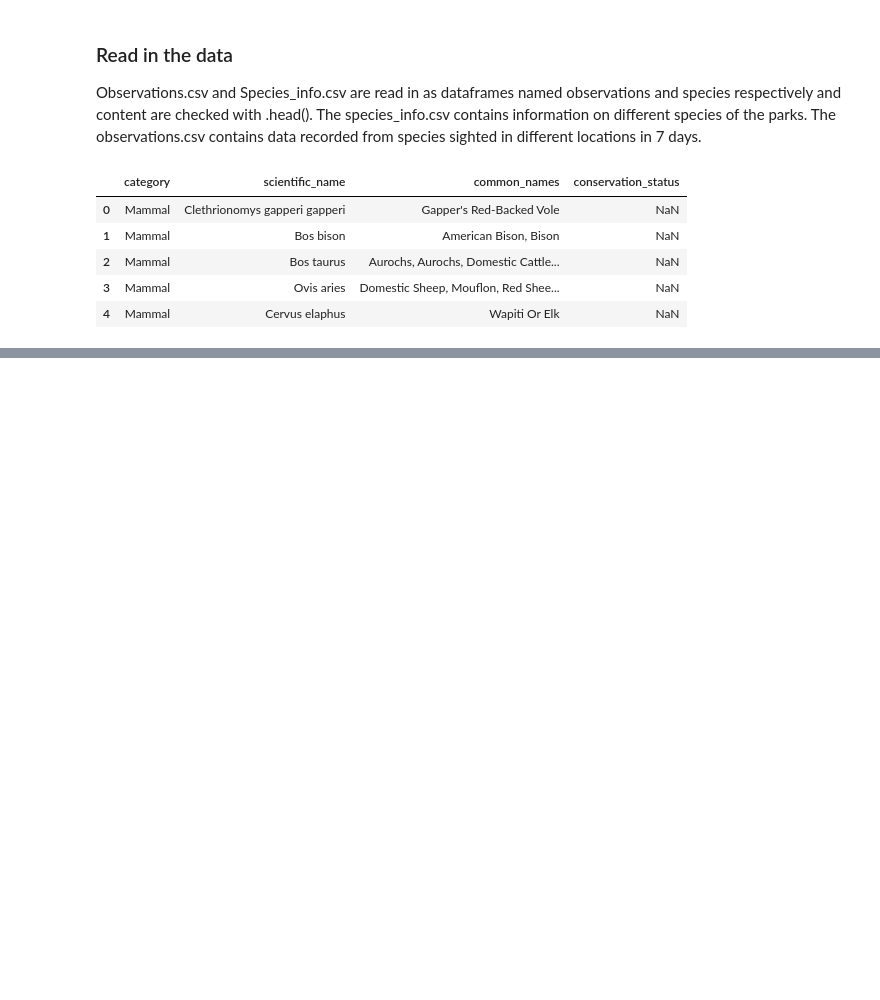
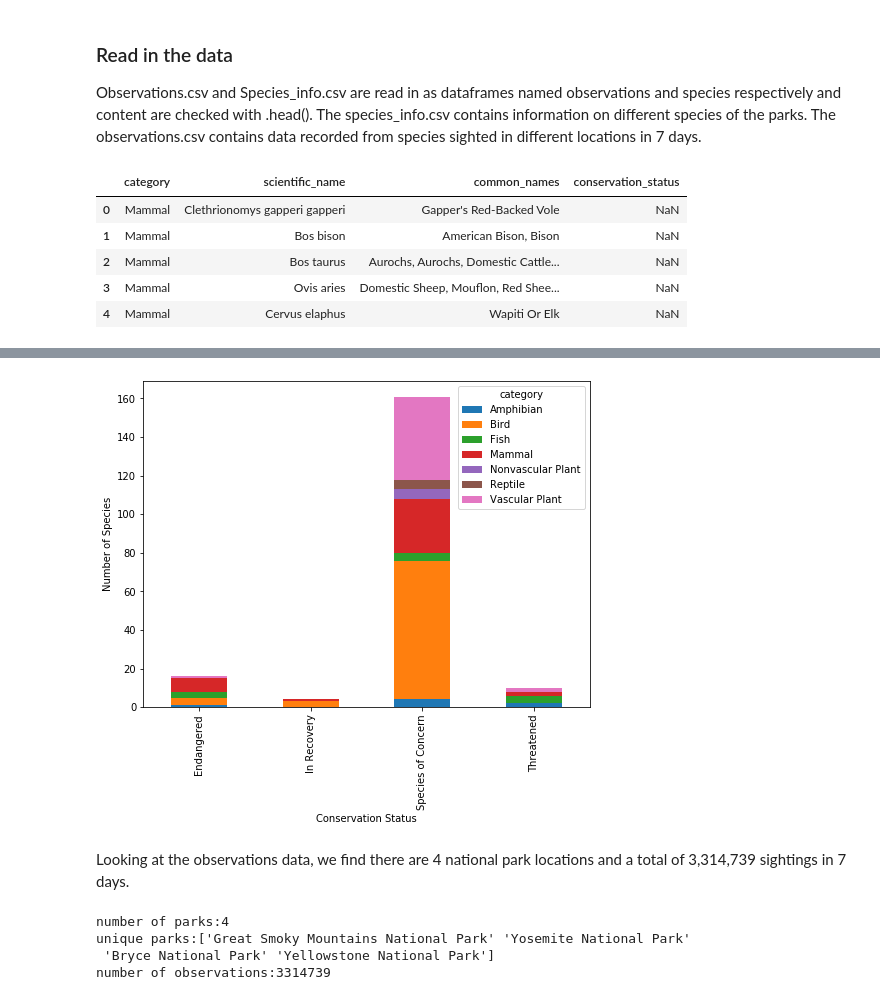
Before and after one commit to ameliapapa/biodiversity-project-codecademy, a Jupyter notebook: biodiversity.ipynb, the cells around one changed output, grey strips where cells are left out. Drawn from its saved outputs; the diff is of its cells as text; code cells hidden in the pictures; blank space fills up the shorter version.

```diff
--- a/biodiversity.ipynb
+++ b/biodiversity.ipynb
@@ -23,7 +23,7 @@ import seaborn as sns
 ### Read in the data
 Observations.csv and Species_info.csv are read in as dataframes named observations and species respectively and content are checked with .head(). The species_info.csv contains information on different species of the parks. The observations.csv contains data recorded from species sighted in different locations in 7 days.
 # %%
-species_info = pd.read_csv('species_info.csv')
+species = pd.read_csv('species_info.csv')
 species_info.head()
 # %% [output]
 |  | category | scientific_name | common_names | conservation_status |
@@ -60,0 +73,5 @@ observations.head()
+# %%
+print(f"nan values:{species.conservation_status.isna().sum()}")
+species.fillna('No Intervention', inplace=True)
+print(species.groupby("conservation_status").size())
+sns.countplot(species_info['conservation_status'])
@@ -60,0 +91,7 @@ observations.head()
+# %%
+conservationCategory = species[species.conservation_status != "No Intervention"]\
+    .groupby(["conservation_status", "category"])['scientific_name']\
+    .count()\
+    .unstack()
+
+conservationCategory
@@ -60,0 +105,18 @@ observations.head()
+# %%
+ax = conservationCategory.plot(kind = 'bar', figsize=(8,6),
+                               stacked=True)
+ax.set_xlabel("Conservation Status")
+ax.set_ylabel("Number of Species");
+# %% [output]
+[figure, added]
+# %% [markdown]
+Looking at the observations data, we find there are 4 national park locations and a total of 3,314,739 sightings in 7 days.
+# %%
+print(f"number of parks:{observations.park_name.nunique()}")
+print(f"unique parks:{observations.park_name.unique()}")
+print(f"number of observations:{observations.observations.sum()}")
+# %% [output]
+number of parks:4
+unique parks:['Great Smoky Mountains National Park' 'Yosemite National Park'
+ 'Bryce National Park' 'Yellowstone National Park']
+number of observations:3314739
```
Also changed, not shown: parts of 13 cells of this notebook.
